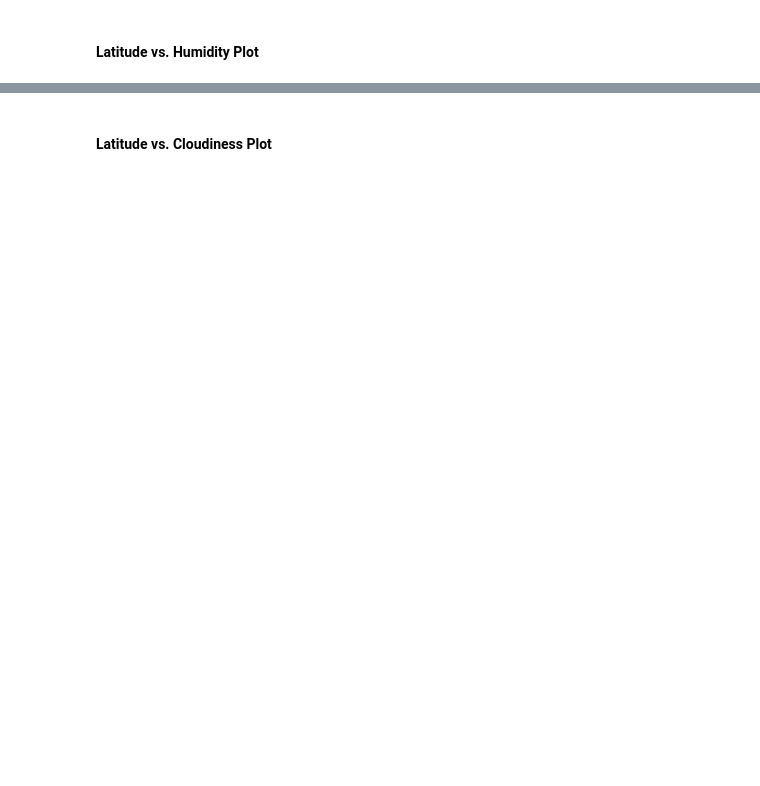
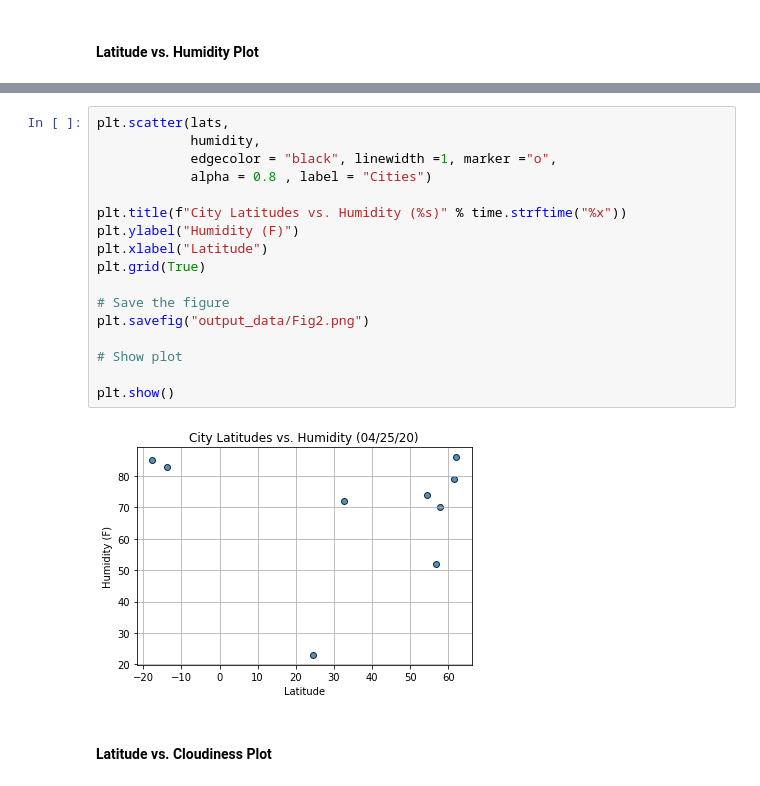
Before and after one commit to nazim806/Python-API, a Jupyter notebook: WeatherPy.ipynb, the cells around one changed output, grey strips where cells are left out. Cells and saved outputs as stored; diff of their text form; blank space fills up the shorter version.

```diff
--- a/WeatherPy.ipynb
+++ b/WeatherPy.ipynb
@@ -202,2 +231,21 @@ dtype: int64
+# %%
+plt.scatter(lats,
+            humidity,
+            edgecolor = "black", linewidth =1, marker ="o",
+            alpha = 0.8 , label = "Cities")
+
+plt.title(f"City Latitudes vs. Humidity (%s)" % time.strftime("%x"))
+plt.ylabel("Humidity (F)")
+plt.xlabel("Latitude")
+plt.grid(True)
+
+# Save the figure
+plt.savefig("output_data/Fig2.png")
+
+# Show plot
+
+plt.show()
+# %% [output]
+[figure, added]
 # %% [markdown]
 #### Latitude vs. Cloudiness Plot
```
Also changed, not shown: parts of 31 cells of this notebook, 5 other files.
